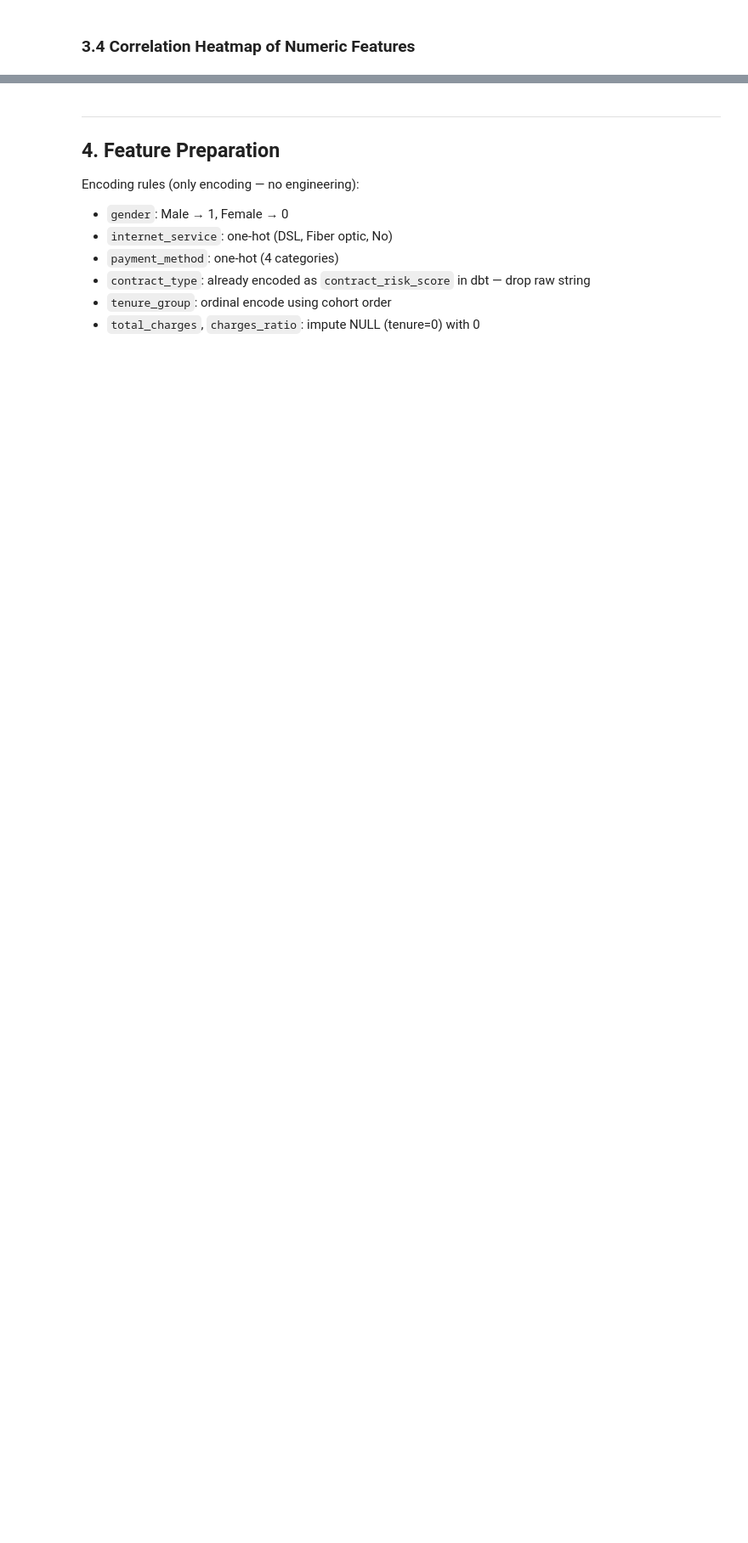
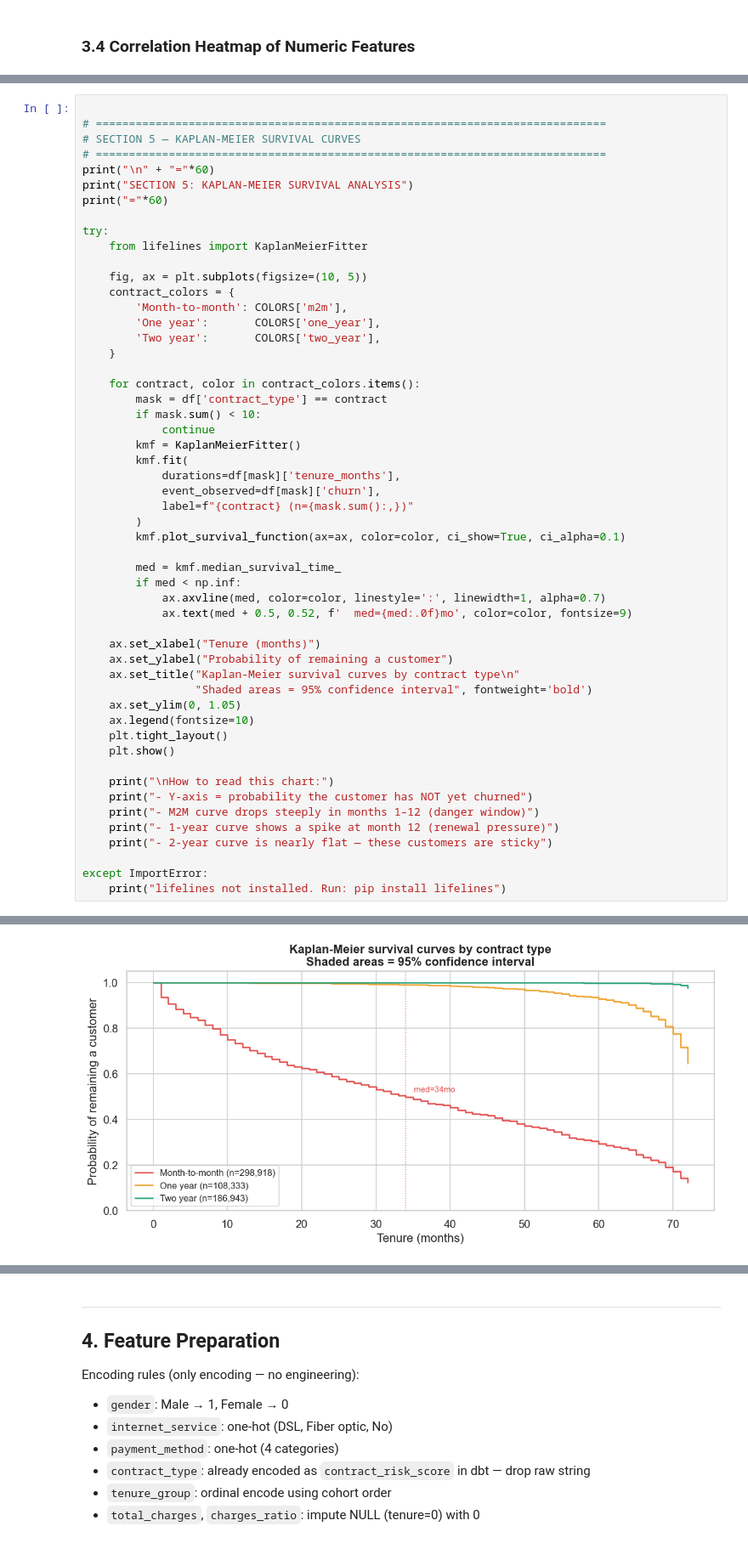
Before and after one commit to amateeraasu/kaggle-telco-churn, a Jupyter notebook: notebooks/churn_prediction.ipynb, the cells around one changed output, grey strips where cells are left out. Shown at 85% size. Cells and saved outputs as stored; diff of their text form; blank space fills up the shorter version.

```diff
--- a/notebooks/churn_prediction.ipynb
+++ b/notebooks/churn_prediction.ipynb
@@ -305,0 +571,54 @@ plt.show()
+# %%
+
+# =============================================================================
+# SECTION 5 — KAPLAN-MEIER SURVIVAL CURVES
+# =============================================================================
+print("\n" + "="*60)
+print("SECTION 5: KAPLAN-MEIER SURVIVAL ANALYSIS")
+print("="*60)
+
+try:
+    from lifelines import KaplanMeierFitter
+
+    fig, ax = plt.subplots(figsize=(10, 5))
+    contract_colors = {
+        'Month-to-month': COLORS['m2m'],
+        'One year':       COLORS['one_year'],
+        'Two year':       COLORS['two_year'],
+    }
+
+    for contract, color in contract_colors.items():
+        mask = df['contract_type'] == contract
+        if mask.sum() < 10:
+            continue
+        kmf = KaplanMeierFitter()
+        kmf.fit(
+            durations=df[mask]['tenure_months'],
+            event_observed=df[mask]['churn'],
+            label=f"{contract} (n={mask.sum():,})"
+        )
+        kmf.plot_survival_function(ax=ax, color=color, ci_show=True, ci_alpha=0.1)
+
+        med = kmf.median_survival_time_
+        if med < np.inf:
+            ax.axvline(med, color=color, linestyle=':', linewidth=1, alpha=0.7)
+            ax.text(med + 0.5, 0.52, f'  med={med:.0f}mo', color=color, fontsize=9)
+
+    ax.set_xlabel("Tenure (months)")
+    ax.set_ylabel("Probability of remaining a customer")
+    ax.set_title("Kaplan-Meier survival curves by contract type\n"
+                 "Shaded areas = 95% confidence interval", fontweight='bold')
+    ax.set_ylim(0, 1.05)
+    ax.legend(fontsize=10)
+    plt.tight_layout()
+    plt.show()
+
+    print("\nHow to read this chart:")
+    print("- Y-axis = probability the customer has NOT yet churned")
+    print("- M2M curve drops steeply in months 1–12 (danger window)")
+    print("- 1-year curve shows a spike at month 12 (renewal pressure)")
+    print("- 2-year curve is nearly flat — these customers are sticky")
+
+except ImportError:
+    print("lifelines not installed. Run: pip install lifelines")
+# %% [output]
@@ -305,0 +628 @@ plt.show()
+[figure, added]
```
Also changed, not shown: parts of 11 cells of this notebook, 1 other file.
